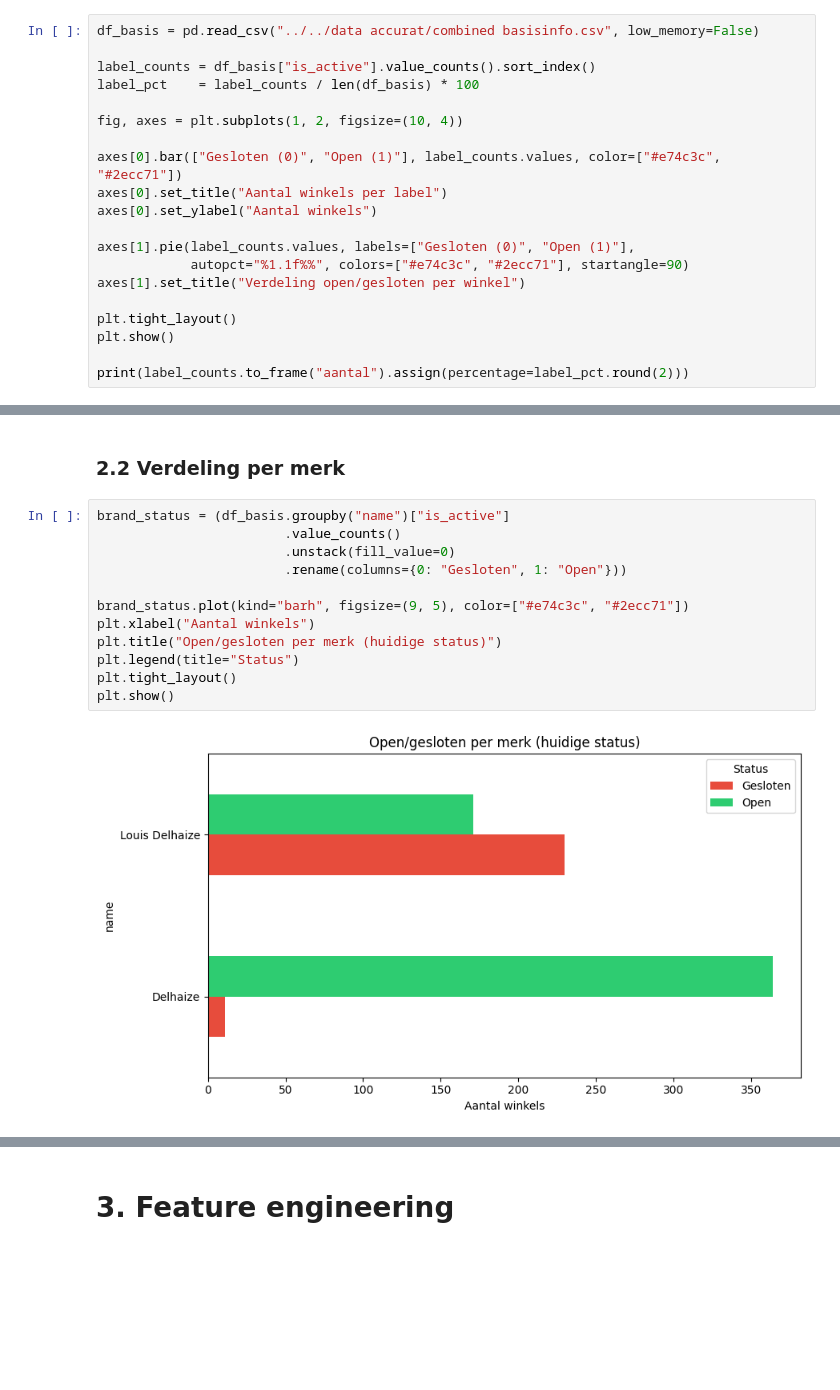
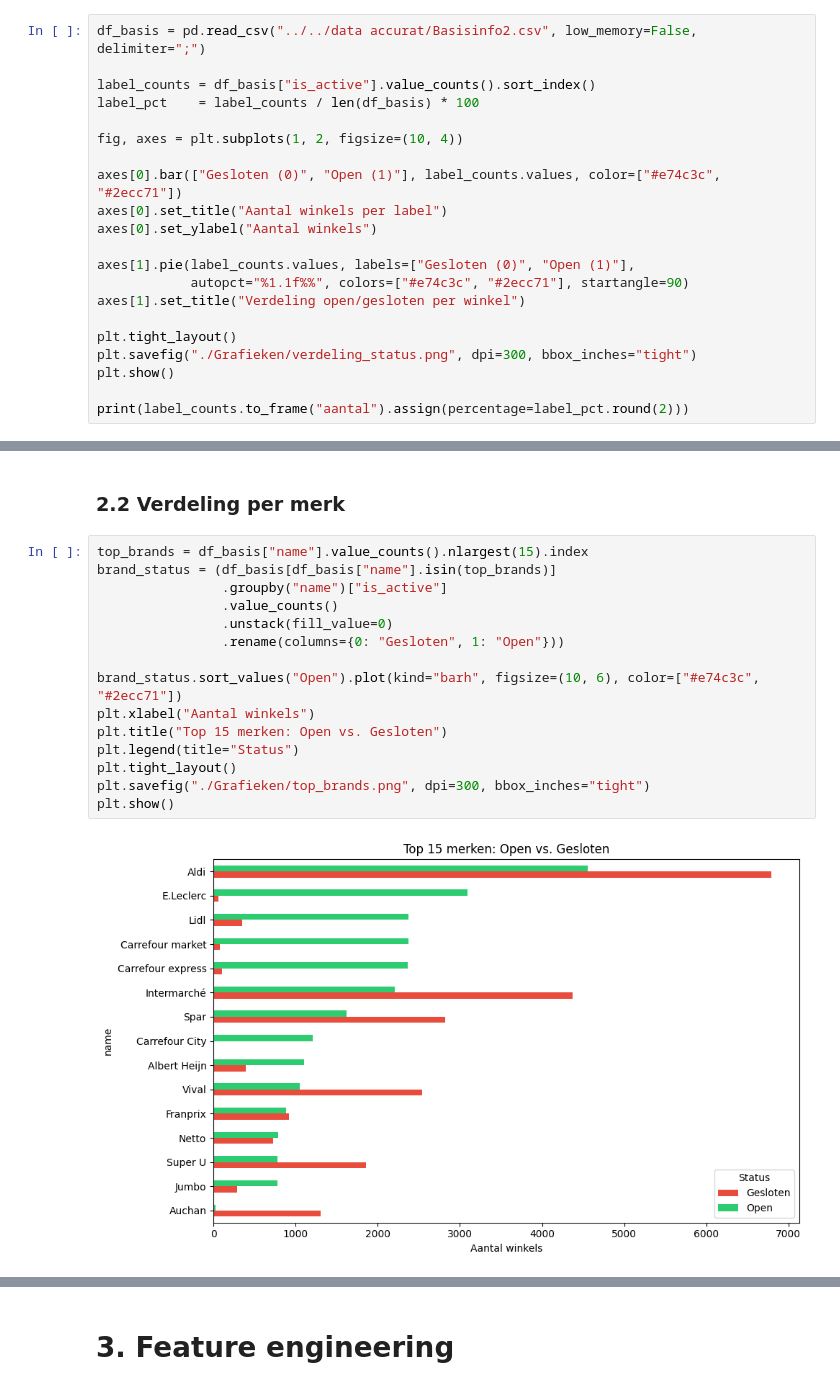
Before and after one commit to MaximVDS/BP_Maxim_Van_Der_Schueren_2526, a Jupyter notebook: proof_of_concept/poc.ipynb, the cells around one changed output, grey strips where cells are left out. Cells and saved outputs as stored; diff of their text form; blank space fills up the shorter version.

```diff
--- a/proof_of_concept/poc.ipynb
+++ b/proof_of_concept/poc.ipynb
@@ -143,7 +146,7 @@ dtype: object
 # %% [markdown]
 ### 2.1 Verdeling open / gesloten
 # %%
-df_basis = pd.read_csv("../../data accurat/combined basisinfo.csv", low_memory=False)
+df_basis = pd.read_csv("../../data accurat/Basisinfo2.csv", low_memory=False, delimiter=";")
 
 label_counts = df_basis["is_active"].value_counts().sort_index()
 label_pct    = label_counts / len(df_basis) * 100
@@ -159,6 +162,7 @@ axes[1].pie(label_counts.values, labels=["Gesloten (0)", "Open (1)"],
 axes[1].set_title("Verdeling open/gesloten per winkel")
 
 plt.tight_layout()
+plt.savefig("./Grafieken/verdeling_status.png", dpi=300, bbox_inches="tight")
 plt.show()
 
 print(label_counts.to_frame("aantal").assign(percentage=label_pct.round(2)))
@@ -171,16 +175,19 @@ is_active
 # %% [markdown]
 ### 2.2 Verdeling per merk
 # %%
-brand_status = (df_basis.groupby("name")["is_active"]
-                        .value_counts()
-                        .unstack(fill_value=0)
-                        .rename(columns={0: "Gesloten", 1: "Open"}))
+top_brands = df_basis["name"].value_counts().nlargest(15).index
+brand_status = (df_basis[df_basis["name"].isin(top_brands)]
+                .groupby("name")["is_active"]
+                .value_counts()
+                .unstack(fill_value=0)
+                .rename(columns={0: "Gesloten", 1: "Open"}))
 
-brand_status.plot(kind="barh", figsize=(9, 5), color=["#e74c3c", "#2ecc71"])
+brand_status.sort_values("Open").plot(kind="barh", figsize=(10, 6), color=["#e74c3c", "#2ecc71"])
 plt.xlabel("Aantal winkels")
-plt.title("Open/gesloten per merk (huidige status)")
+plt.title("Top 15 merken: Open vs. Gesloten")
 plt.legend(title="Status")
 plt.tight_layout()
+plt.savefig("./Grafieken/top_brands.png", dpi=300, bbox_inches="tight")
 plt.show()
 # %% [output]
-[figure, old version]
+[figure, new version]
```
Also changed, not shown: parts of 27 cells of this notebook, 4 other files.
